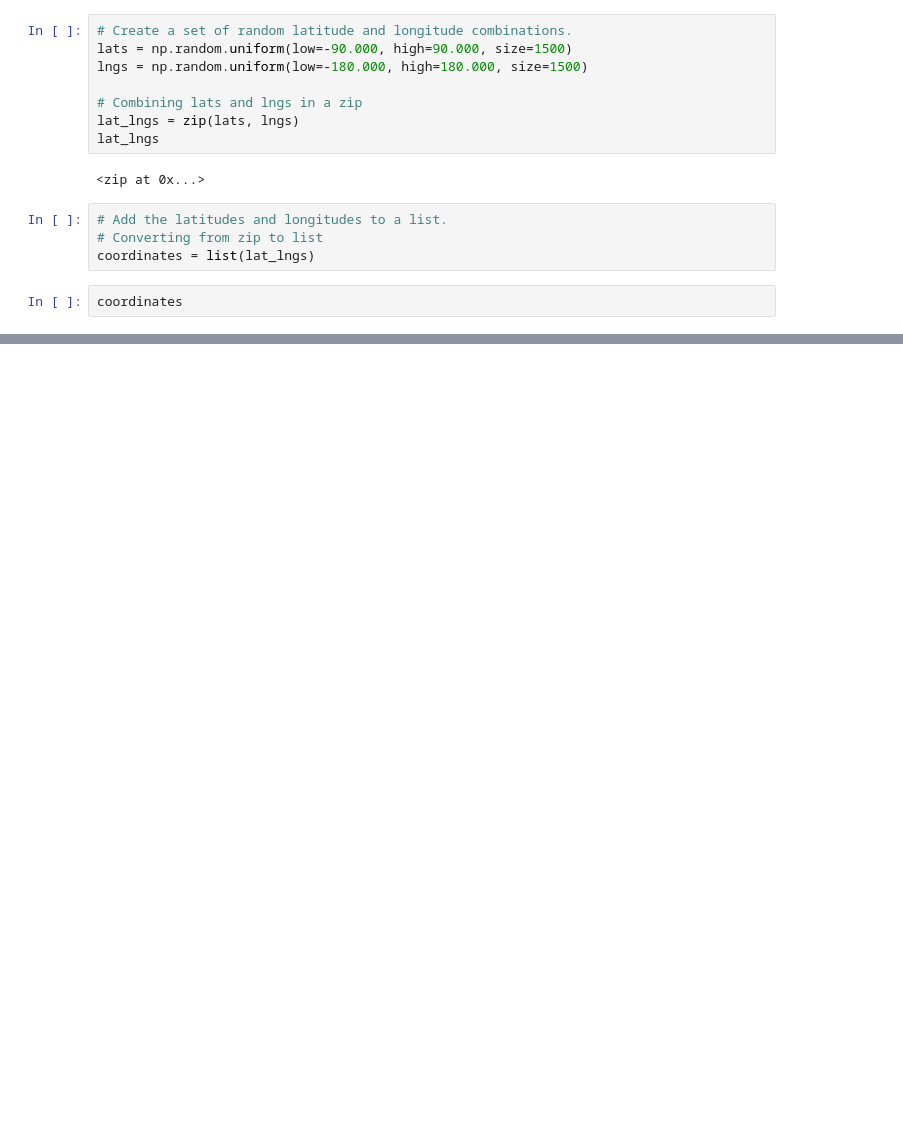
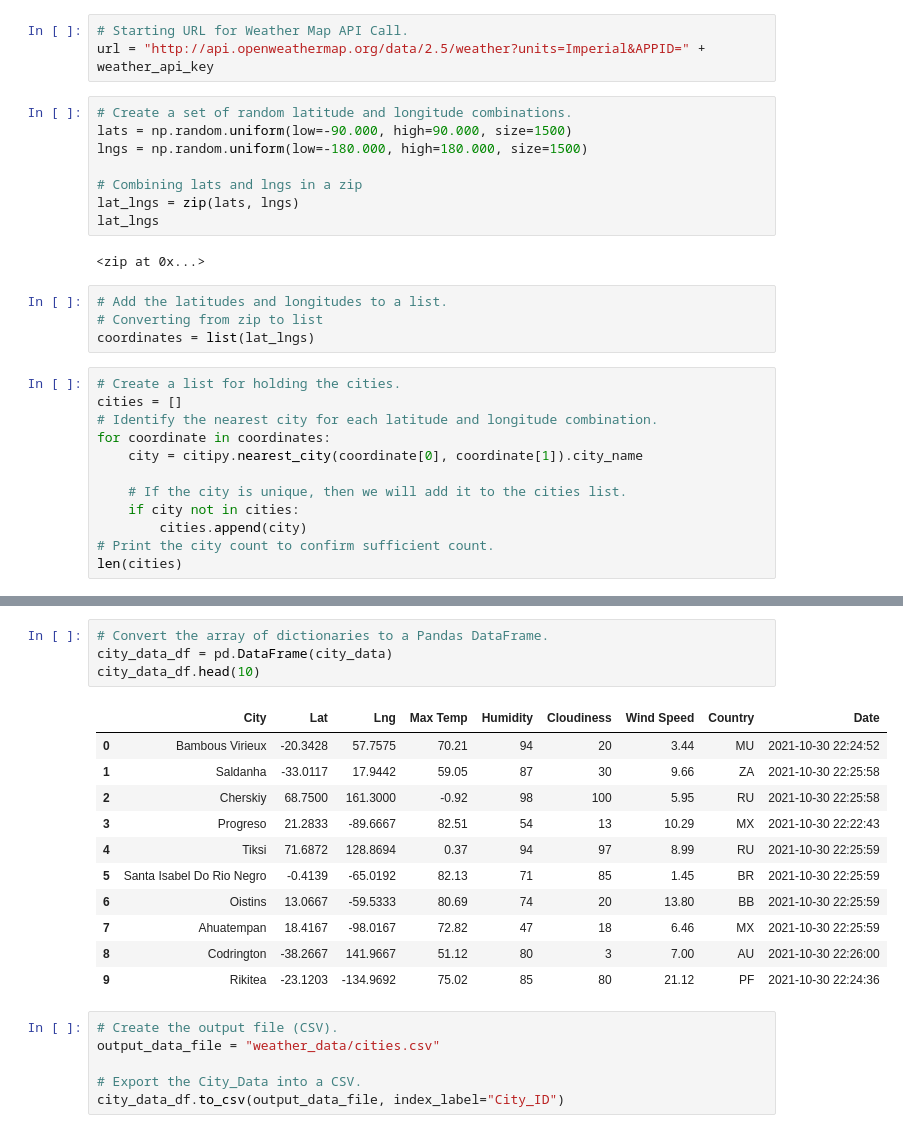
Before and after one commit to alex-keigley/World_Weather_Analysis, a Jupyter notebook: WeatherPy.ipynb, the cells around one changed output, grey strips where cells are left out. Drawn from its saved outputs; the diff is of its cells as text; blank space fills up the shorter version.

```diff
--- a/WeatherPy.ipynb
+++ b/WeatherPy.ipynb
@@ -6,3 +13,6 @@ import numpy as np
+# %%
+# Starting URL for Weather Map API Call.
+url = "http://api.openweathermap.org/data/2.5/weather?units=Imperial&APPID=" + weather_api_key
 # %%
 # Create a set of random latitude and longitude combinations.
 lats = np.random.uniform(low=-90.000, high=90.000, size=1500)
@@ -18,5 +28,15 @@ lat_lngs
 # Converting from zip to list
 coordinates = list(lat_lngs)
 # %%
-coordinates
+# Create a list for holding the cities.
+cities = []
+# Identify the nearest city for each latitude and longitude combination.
+for coordinate in coordinates:
+    city = citipy.nearest_city(coordinate[0], coordinate[1]).city_name
+
+    # If the city is unique, then we will add it to the cities list.
+    if city not in cities:
+        cities.append(city)
+# Print the city count to confirm sufficient count.
+len(cities)
 # %% [output]
@@ -39,0 +126,22 @@ coordinates
+# %%
+# Convert the array of dictionaries to a Pandas DataFrame.
+city_data_df = pd.DataFrame(city_data)
+city_data_df.head(10)
+# %% [output]
+|  | City | Lat | Lng | Max Temp | Humidity | Cloudiness | Wind Speed | Country | Date |
+| 0 | Bambous Virieux | -20.3428 | 57.7575 | 70.21 | 94 | 20 | 3.44 | MU | 2021-10-30 22:24:52 |
+| 1 | Saldanha | -33.0117 | 17.9442 | 59.05 | 87 | 30 | 9.66 | ZA | 2021-10-30 22:25:58 |
+| 2 | Cherskiy | 68.7500 | 161.3000 | -0.92 | 98 | 100 | 5.95 | RU | 2021-10-30 22:25:58 |
+| 3 | Progreso | 21.2833 | -89.6667 | 82.51 | 54 | 13 | 10.29 | MX | 2021-10-30 22:22:43 |
+| 4 | Tiksi | 71.6872 | 128.8694 | 0.37 | 94 | 97 | 8.99 | RU | 2021-10-30 22:25:59 |
+| 5 | Santa Isabel Do Rio Negro | -0.4139 | -65.0192 | 82.13 | 71 | 85 | 1.45 | BR | 2021-10-30 22:25:59 |
+| 6 | Oistins | 13.0667 | -59.5333 | 80.69 | 74 | 20 | 13.80 | BB | 2021-10-30 22:25:59 |
+| 7 | Ahuatempan | 18.4167 | -98.0167 | 72.82 | 47 | 18 | 6.46 | MX | 2021-10-30 22:25:59 |
+| 8 | Codrington | -38.2667 | 141.9667 | 51.12 | 80 | 3 | 7.00 | AU | 2021-10-30 22:26:00 |
+| 9 | Rikitea | -23.1203 | -134.9692 | 75.02 | 85 | 80 | 21.12 | PF | 2021-10-30 22:24:36 |
+# %%
+# Create the output file (CSV).
+output_data_file = "weather_data/cities.csv"
+
+# Export the City_Data into a CSV.
+city_data_df.to_csv(output_data_file, index_label="City_ID")
```
Also changed, not shown: parts of 3 cells of this notebook, 3 other files.
